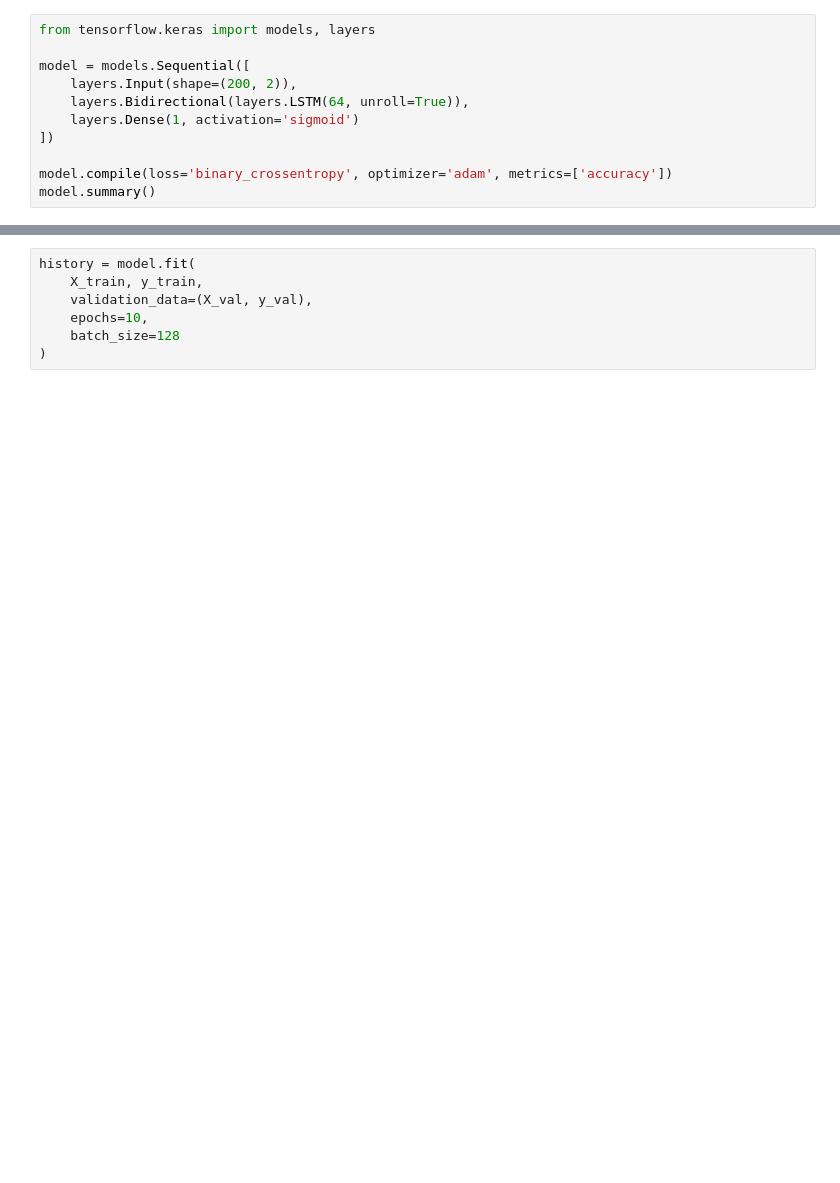
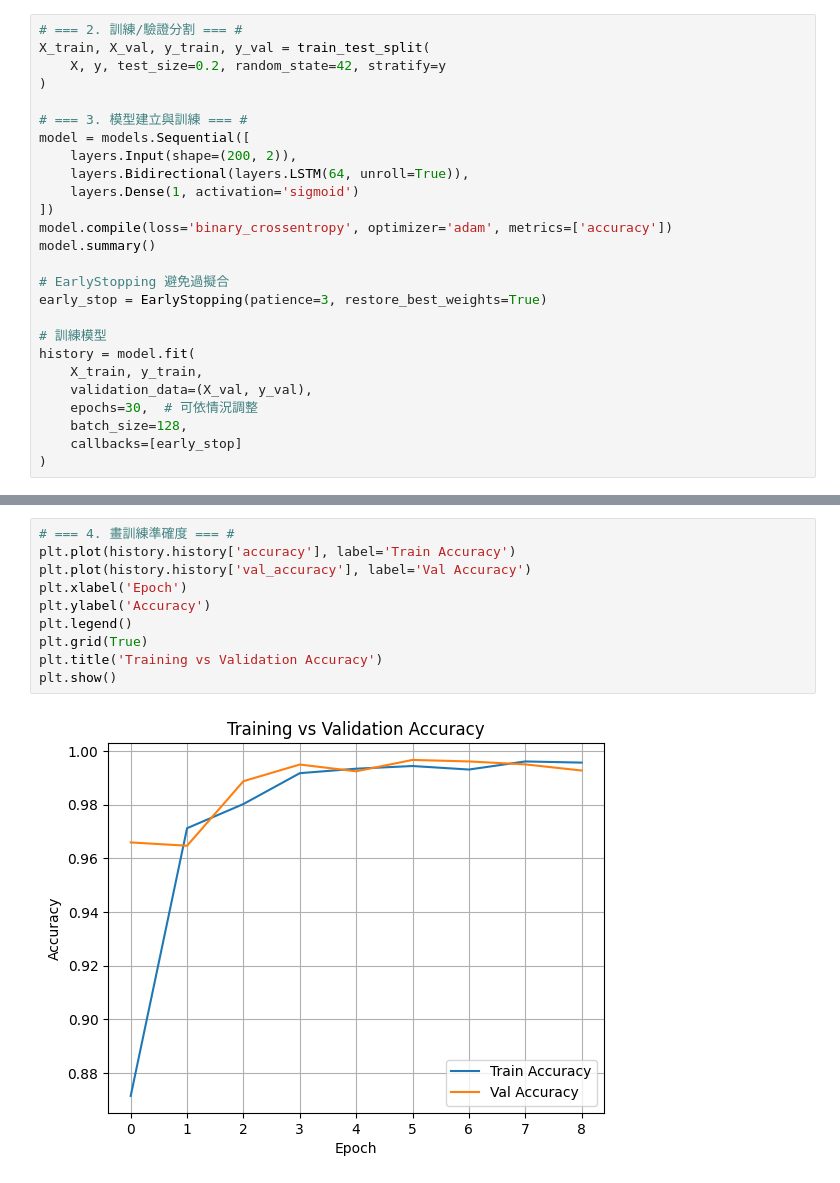
Before and after one commit to JoshHuang666/DL-Final_Project, a Jupyter notebook: FINAL.ipynb, the cells around one changed output, grey strips where cells are left out. Saved outputs shown, nothing was run; the diff lists cells and outputs as text; blank space fills up the shorter version.

```diff
--- a/FINAL.ipynb
+++ b/FINAL.ipynb
@@ -31,12 +35,27 @@ X_train, X_val, y_train, y_val = train_test_split(
 # %%
-from tensorflow.keras import models, layers
+# === 2. 訓練/驗證分割 === #
+X_train, X_val, y_train, y_val = train_test_split(
+    X, y, test_size=0.2, random_state=42, stratify=y
+)
 
+# === 3. 模型建立與訓練 === #
 model = models.Sequential([
     layers.Input(shape=(200, 2)),
     layers.Bidirectional(layers.LSTM(64, unroll=True)),
     layers.Dense(1, activation='sigmoid')
 ])
-
 model.compile(loss='binary_crossentropy', optimizer='adam', metrics=['accuracy'])
 model.summary()
+
+# EarlyStopping 避免過擬合
+early_stop = EarlyStopping(patience=3, restore_best_weights=True)
+
+# 訓練模型
+history = model.fit(
+    X_train, y_train,
+    validation_data=(X_val, y_val),
+    epochs=30,  # 可依情況調整
+    batch_size=128,
+    callbacks=[early_stop]
+)
 # %% [output]
@@ -71,8 +99,13 @@ ImportError: numpy.core.multiarray failed to import
 # %%
-history = model.fit(
-    X_train, y_train,
-    validation_data=(X_val, y_val),
-    epochs=10,
-    batch_size=128
-)
+# === 4. 畫訓練準確度 === #
+plt.plot(history.history['accuracy'], label='Train Accuracy')
+plt.plot(history.history['val_accuracy'], label='Val Accuracy')
+plt.xlabel('Epoch')
+plt.ylabel('Accuracy')
+plt.legend()
+plt.grid(True)
+plt.title('Training vs Validation Accuracy')
+plt.show()
+# %% [output]
+[figure, added]
 # %%
```
Also changed, not shown: parts of 5 cells of this notebook.
